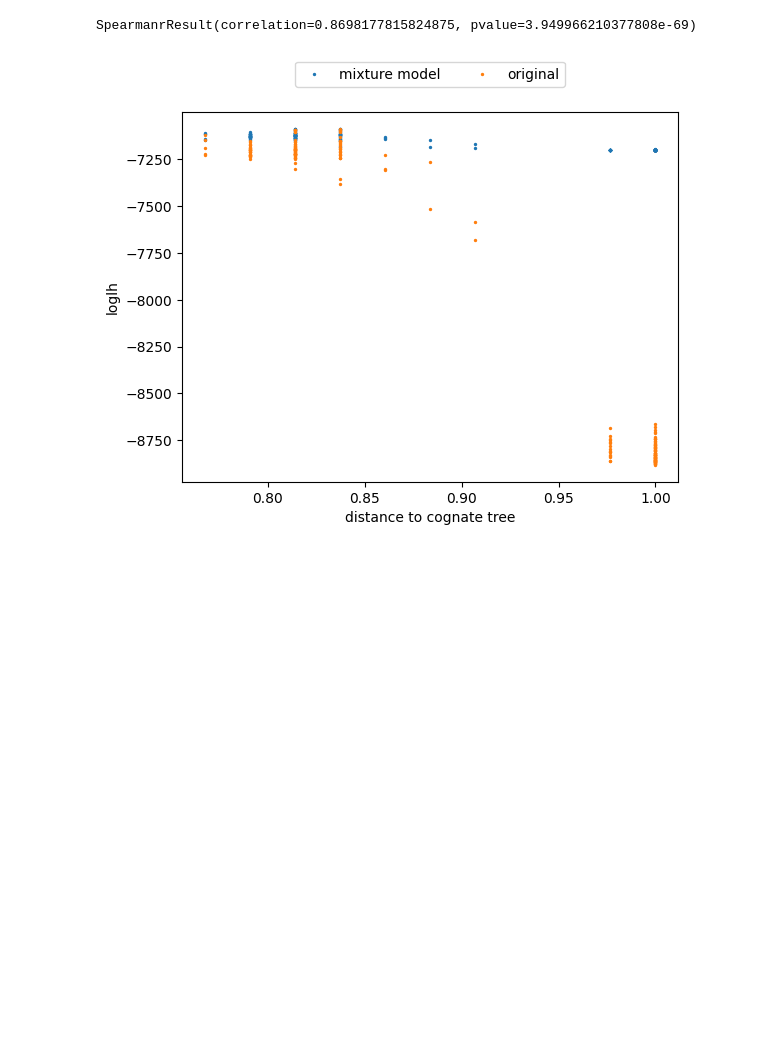
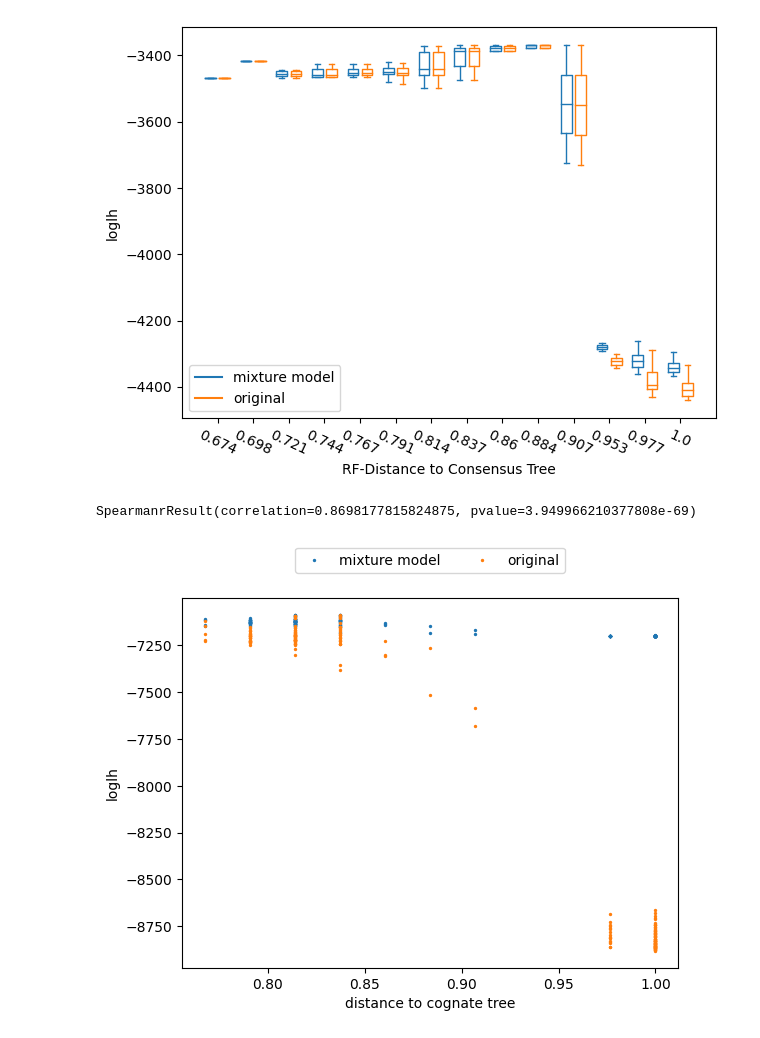
Before and after one commit to luisevonderwiese/mt_scripts, a Jupyter notebook: case_study_elena/MixtureModel.ipynb, the cells around one changed output. Saved outputs shown, nothing was run; the diff lists cells and outputs as text; code cells hidden in the pictures; blank space fills up the shorter version.

Commit message:
Add boxplot for mixture model

```diff
--- a/case_study_elena/MixtureModel.ipynb
+++ b/case_study_elena/MixtureModel.ipynb
@@ -605,12 +605,55 @@ def optimization_for_tree_set(geo_tree_name, tree_set_names, alignment_name):
 
 
 #"cognate_neighbors_90_sample.trees"
-tree_set_names = ["sim_10_all.trees"]
+#tree_set_names = ["sim_10_all.trees"]
 #tree_set_names = ["all.trees"]
-#tree_set_names = ["significant_all.trees"]
+tree_set_names = ["significant_all.trees"]
 #tree_set_names = ["cognate_neighbors_90_sample.trees"]
-(lhs, mlhs, luise_lhs, ws) = optimization_for_tree_set('geo_duration.tree', tree_set_names, "sim_10.phy")
-#(lhs, mlhs, luise_lhs, ws) = optimization_for_tree_set('geo_duration.tree', tree_set_names,
-#                                                      "morpho_filtered_indsToUse.phy")
+#(lhs, mlhs, luise_lhs, ws) = optimization_for_tree_set('geo_duration.tree', tree_set_names, "sim_10.phy")
+(lhs, mlhs, luise_lhs, ws) = optimization_for_tree_set('geo_duration.tree', tree_set_names,
+                                                      "morpho_filtered_indsToUse.phy")
 tree_set = read_trees_from_ete(tree_set_names)
+# %%
+cognate_tree = read_cognate_tree_ete()
+d_cognate = rf_distances_ete(cognate_tree, tree_set)
+
+def set_box_color(bp, color):
+    plt.setp(bp['boxes'], color=color)
+    plt.setp(bp['whiskers'], color=color)
+    plt.setp(bp['caps'], color=color)
+    plt.setp(bp['medians'], color=color)
+
+cycle = plt.rcParams['axes.prop_cycle'].by_key()['color']
+existing_dists = list(set(d_cognate))
+existing_dists.sort()
+dist_dict_lhs = {}
+dist_dict_mlhs = {}
+for d in existing_dists:
+    dist_dict_lhs[d] = []
+    dist_dict_mlhs[d] = []
+for i in range(len(d_cognate)):
+    dist_dict_lhs[d_cognate[i]].append(lhs[i])
+    dist_dict_mlhs[d_cognate[i]].append(mlhs[i])
+
+plt.figure()
+bpl = plt.boxplot([l for (d,l) in dist_dict_mlhs.items()],
+                  positions=np.array(range(len(existing_dists)))*2.0-0.4, sym='', widths=0.6)
+bpr = plt.boxplot([l for (d,l) in dist_dict_lhs.items()],
+                  positions=np.array(range(len(existing_dists)))*2.0+0.4, sym='', widths=0.6)
+set_box_color(bpl, cycle[0]) # colors are from http://colorbrewer2.org/
+set_box_color(bpr, cycle[1])
+
+plt.plot([], c=cycle[0], label='mixture model')
+plt.plot([], c=cycle[1], label='original')
+plt.legend()
+
+plt.xticks(range(0, len(existing_dists) * 2, 2), [round(d, 3) for d in existing_dists], rotation = -25)
+#plt.xticks(range(0, len(existing_dists) * 2, 6), [round(d, 3) for d in existing_dists[::3]], rotation = -25)
+plt.xlim(-2, len(existing_dists)*2)
+plt.ylabel("loglh")
+plt.xlabel("RF-Distance to Consensus Tree")
+plt.tight_layout()
+plt.show()
+# %% [output]
+[figure, added]
 # %%
```
Also changed, not shown: parts of 1 cell of this notebook.
